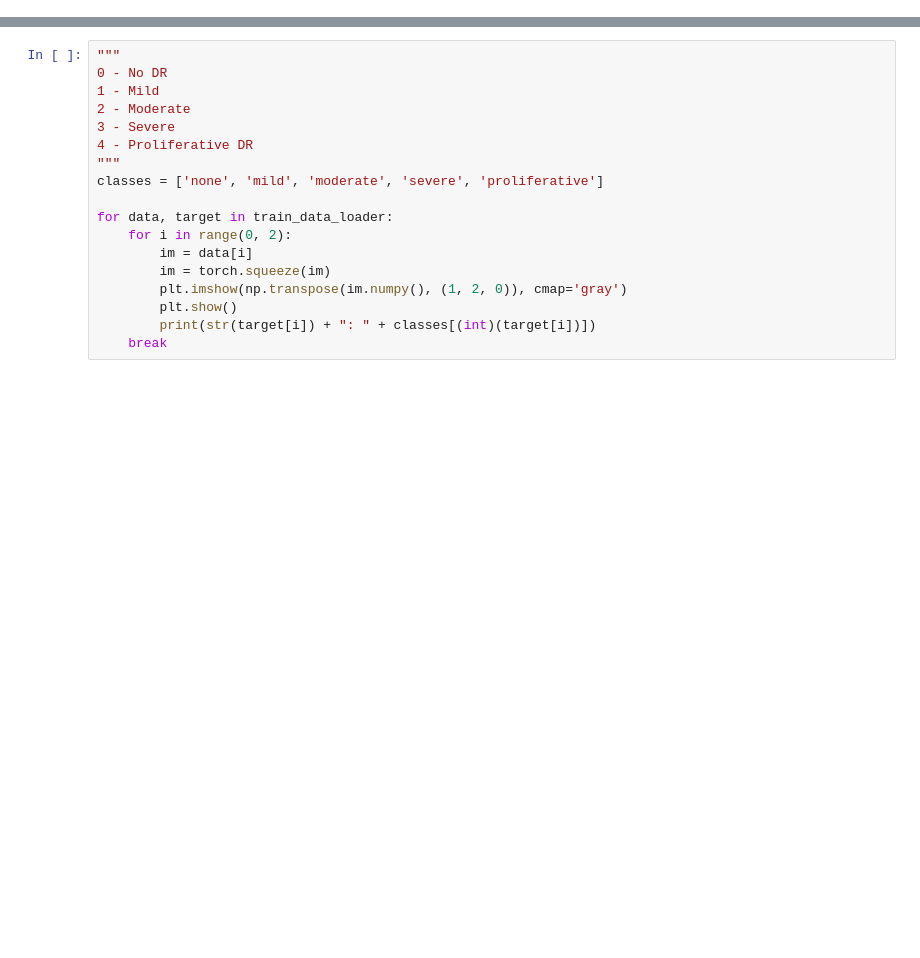
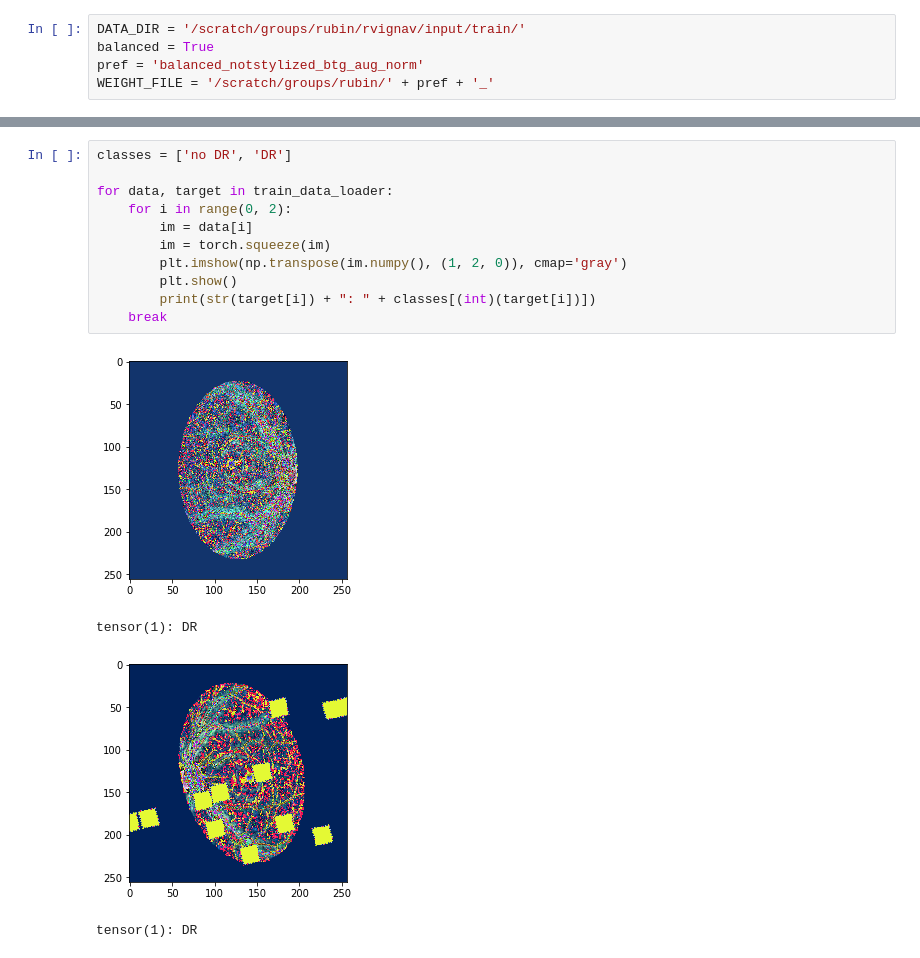
Before and after one commit to rvignav/style-transfer-for-fundus-images, a Jupyter notebook: dr_detect.ipynb, the cells around one changed output, grey strips where cells are left out. Cells and saved outputs as stored; diff of their text form; blank space fills up the shorter version.

```diff
--- a/dr_detect.ipynb
+++ b/dr_detect.ipynb
@@ -1 +1,6 @@
+# %%
+DATA_DIR = '/scratch/groups/rubin/rvignav/input/train/'
+balanced = True
+pref = 'balanced_notstylized_btg_aug_norm'
+WEIGHT_FILE = '/scratch/groups/rubin/' + pref + '_'
 # %%
@@ -106,21 +159,19 @@ valid_data_loader = torch.utils.data.DataLoader(val_dataset, batch_size=32,
 # %%
-"""
-0 - No DR
-1 - Mild
-2 - Moderate
-3 - Severe
-4 - Proliferative DR
-"""
-classes = ['none', 'mild', 'moderate', 'severe', 'proliferative']
+classes = ['no DR', 'DR']
 
 for data, target in train_data_loader:
     for i in range(0, 2):
         im = data[i]
         im = torch.squeeze(im)
         plt.imshow(np.transpose(im.numpy(), (1, 2, 0)), cmap='gray')
         plt.show()
         print(str(target[i]) + ": " + classes[(int)(target[i])])
     break
+# %% [output]
+[figure, added]
+tensor(1): DR
+[figure, added]
+tensor(1): DR
 # %%
 model = models.resnet50(pretrained=True, progress=False)
 model.fc = nn.Sequential(OrderedDict([('fc1', nn.Linear(2048, 512)),
```
Also changed, not shown: parts of 12 cells of this notebook.
